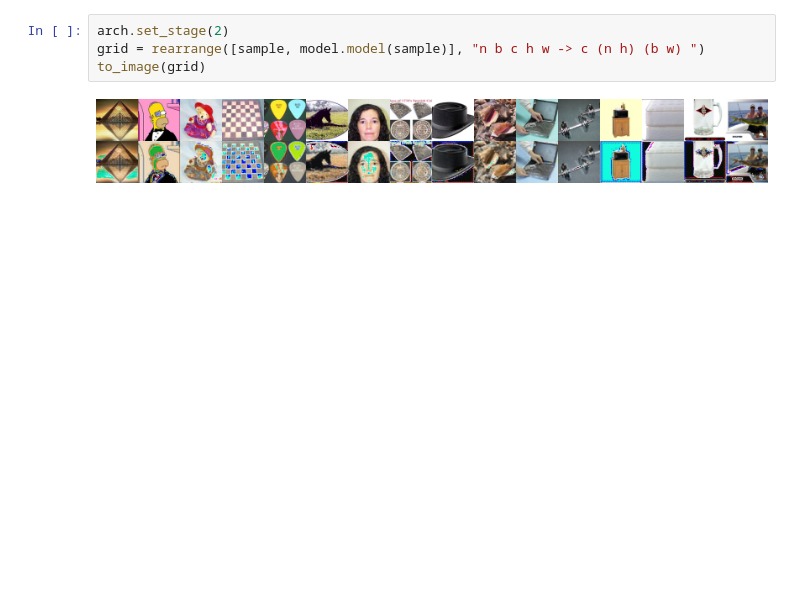
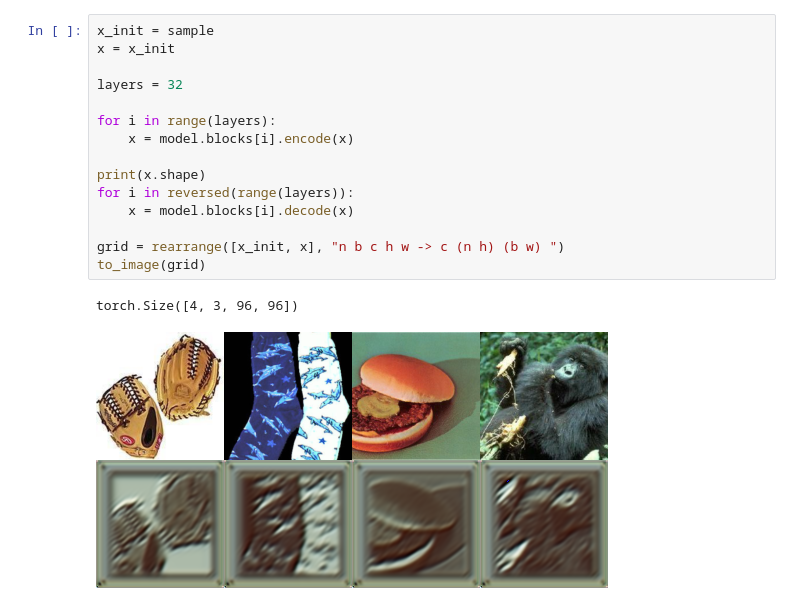
Before and after one commit to flavioschneider/brainle, a Jupyter notebook: notebooks/layered_training.ipynb, the cells around one changed output. Cells and saved outputs as stored; diff of their text form; blank space fills up the shorter version.

```diff
--- a/notebooks/layered_training.ipynb
+++ b/notebooks/layered_training.ipynb
@@ -268,6 +259,18 @@ Total estimated model params size (MB): 0
-# %%
-arch.set_stage(2)
-grid = rearrange([sample, model.model(sample)], "n b c h w -> c (n h) (b w) ")
-to_image(grid)
-# %% [output]
-[figure, removed]
+# %%
+x_init = sample
+x = x_init
+
+layers = 32
+
+for i in range(layers):
+    x = model.blocks[i].encode(x)
+
+print(x.shape)
+for i in reversed(range(layers)):
+    x = model.blocks[i].decode(x)
+
+grid = rearrange([x_init, x], "n b c h w -> c (n h) (b w) ")
+to_image(grid)
+# %% [output]
+torch.Size([4, 3, 96, 96])
+[figure, added]
```
Also changed, not shown: parts of 17 cells of this notebook.
